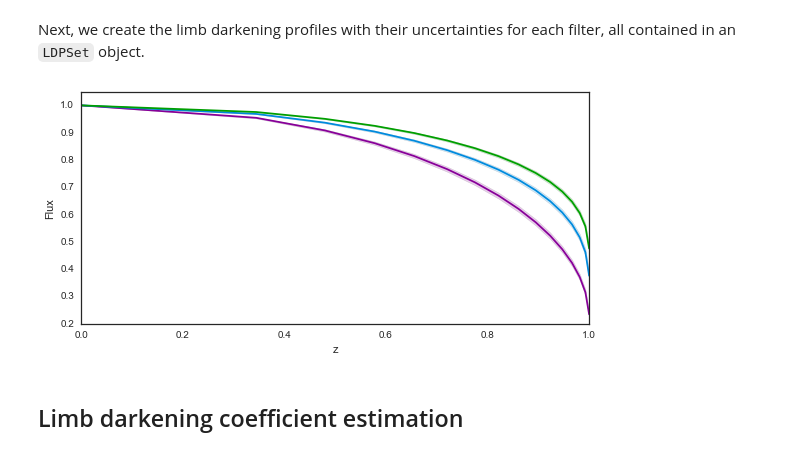
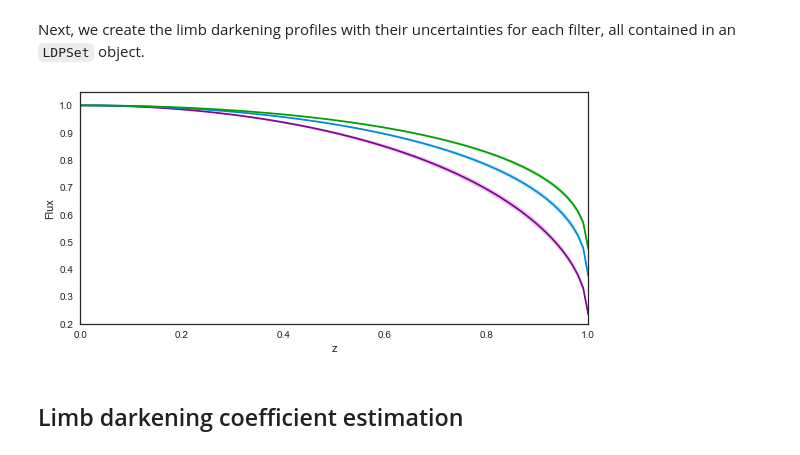
Before and after one commit to hpparvi/ldtk, a Jupyter notebook: notebooks/01_Example_basics.ipynb, the cells around one changed output. Saved outputs shown, nothing was run; the diff lists cells and outputs as text; code cells hidden in the pictures.

```diff
--- a/notebooks/01_Example_basics.ipynb
+++ b/notebooks/01_Example_basics.ipynb
@@ -29,15 +29,15 @@ ps.resample_linear_z()
 # %%
 cp = cm.spectral(linspace(0.1,1.0,6))
 
 fig,ax = subplots(1,1,figsize=(8,4), sharey=False)
 for i in range(ps._nfilters)[:5]:
     c = cp[i]
     ax.fill_between(ps._z, ps._mean[i]-3*ps._std[i], ps._mean[i]+3*ps._std[i], facecolor=c, alpha=0.2)
     ax.plot(ps._z, ps._mean[i], '-', c=c)
-setp(ax, ylim=(0.2,1.05), xlabel='z', ylabel='Flux')
+setp(ax, xlim=(0,1), ylim=(0.2,1.05), xlabel='z', ylabel='Flux')
 fig.tight_layout()
 # %% [output]
-[figure, old version]
+[figure, new version]
 # %% [markdown]
 ## Limb darkening coefficient estimation
 # %% [markdown]
```
Also changed, not shown: parts of 7 cells of this notebook, 1 other file.
